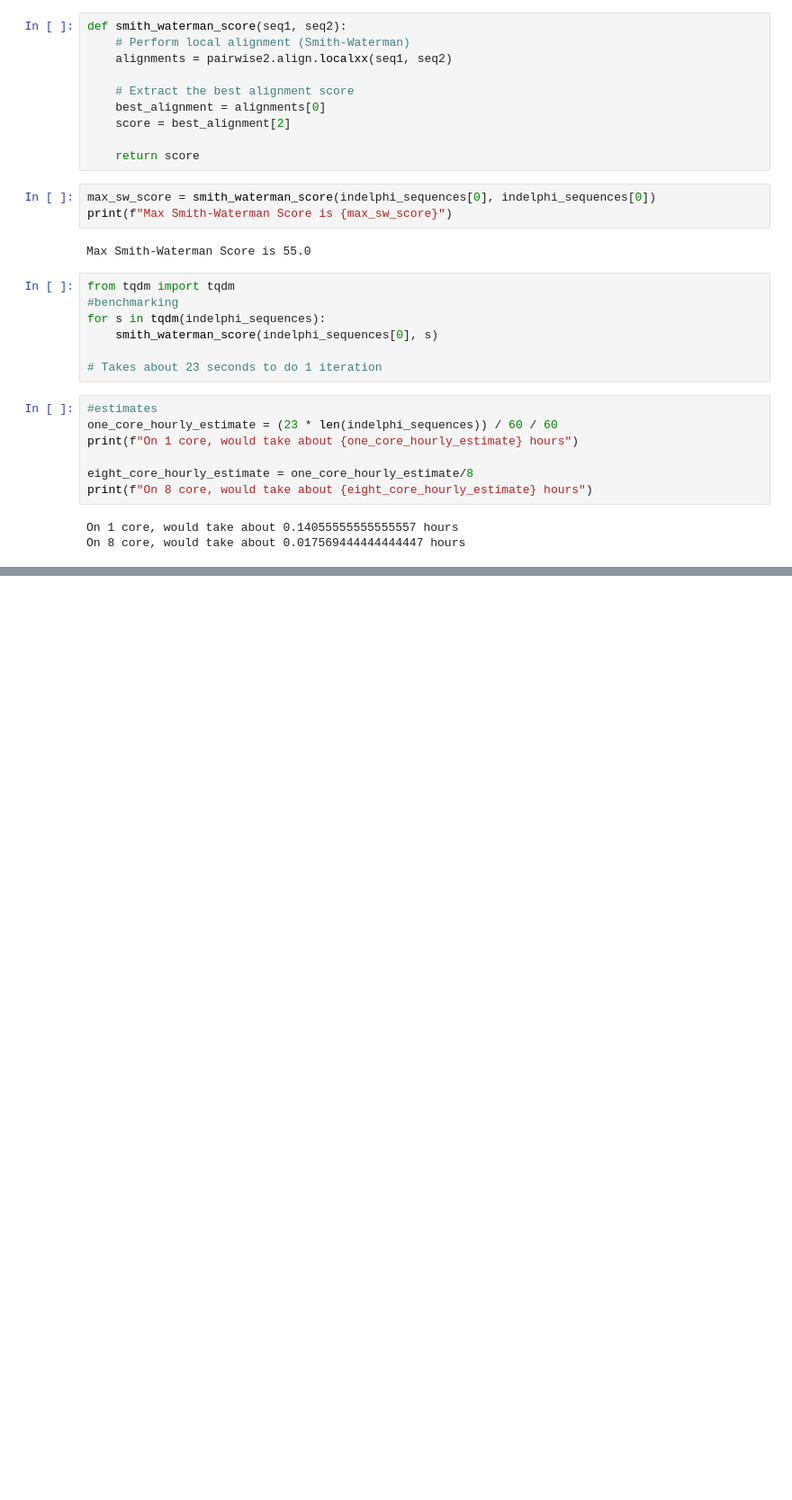
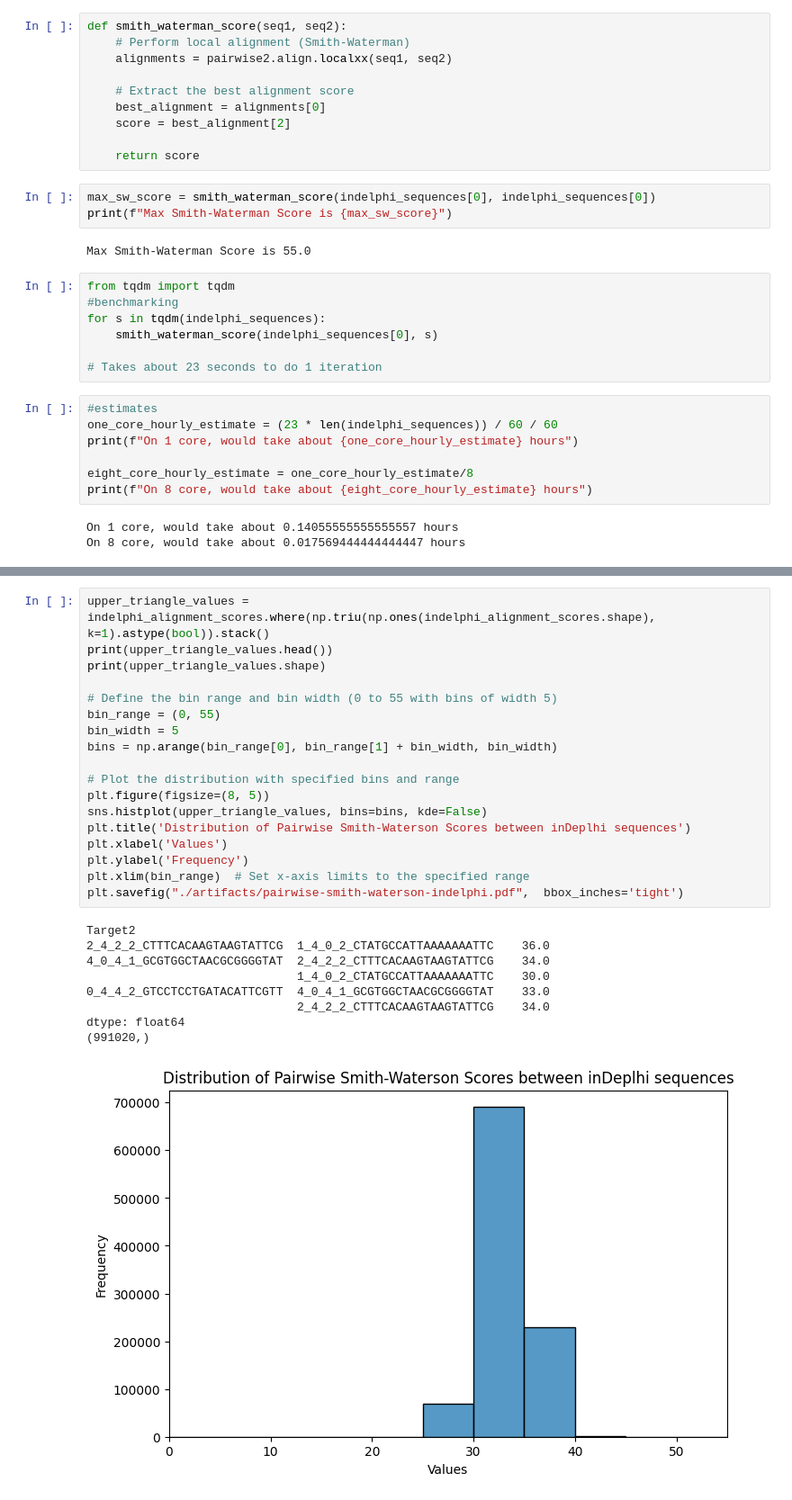
Before and after one commit to zouter/XCRISP, a Jupyter notebook: notebooks/figures/1b.calculating_homology.ipynb, the cells around one changed output, grey strips where cells are left out. Shown at 90% size. Cells and saved outputs as stored; diff of their text form; blank space fills up the shorter version.

```diff
--- a/notebooks/figures/1b.calculating_homology.ipynb
+++ b/notebooks/figures/1b.calculating_homology.ipynb
@@ -106,0 +155,28 @@ On 8 core, would take about 0.017569444444444447 hours
+# %%
+upper_triangle_values = indelphi_alignment_scores.where(np.triu(np.ones(indelphi_alignment_scores.shape), k=1).astype(bool)).stack()
+print(upper_triangle_values.head())
+print(upper_triangle_values.shape)
+
+# Define the bin range and bin width (0 to 55 with bins of width 5)
+bin_range = (0, 55)
+bin_width = 5
+bins = np.arange(bin_range[0], bin_range[1] + bin_width, bin_width)
+
+# Plot the distribution with specified bins and range
+plt.figure(figsize=(8, 5))
+sns.histplot(upper_triangle_values, bins=bins, kde=False)
+plt.title('Distribution of Pairwise Smith-Waterson Scores between inDeplhi sequences')
+plt.xlabel('Values')
+plt.ylabel('Frequency')
+plt.xlim(bin_range)  # Set x-axis limits to the specified range
+plt.savefig("./artifacts/pairwise-smith-waterson-indelphi.pdf",  bbox_inches='tight')
+# %% [output]
+Target2
+2_4_2_2_CTTTCACAAGTAAGTATTCG  1_4_0_2_CTATGCCATTAAAAAAATTC    36.0
+4_0_4_1_GCGTGGCTAACGCGGGGTAT  2_4_2_2_CTTTCACAAGTAAGTATTCG    34.0
+                              1_4_0_2_CTATGCCATTAAAAAAATTC    30.0
+0_4_4_2_GTCCTCCTGATACATTCGTT  4_0_4_1_GCGTGGCTAACGCGGGGTAT    33.0
+                              2_4_2_2_CTTTCACAAGTAAGTATTCG    34.0
+dtype: float64
+(991020,)
+[figure, added]
```
Also changed, not shown: parts of 7 cells of this notebook, 9 other files.
